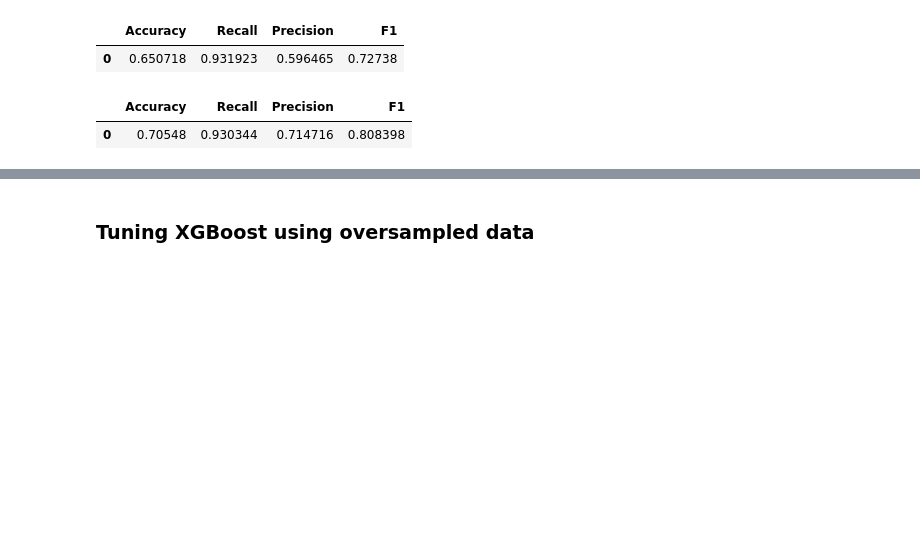
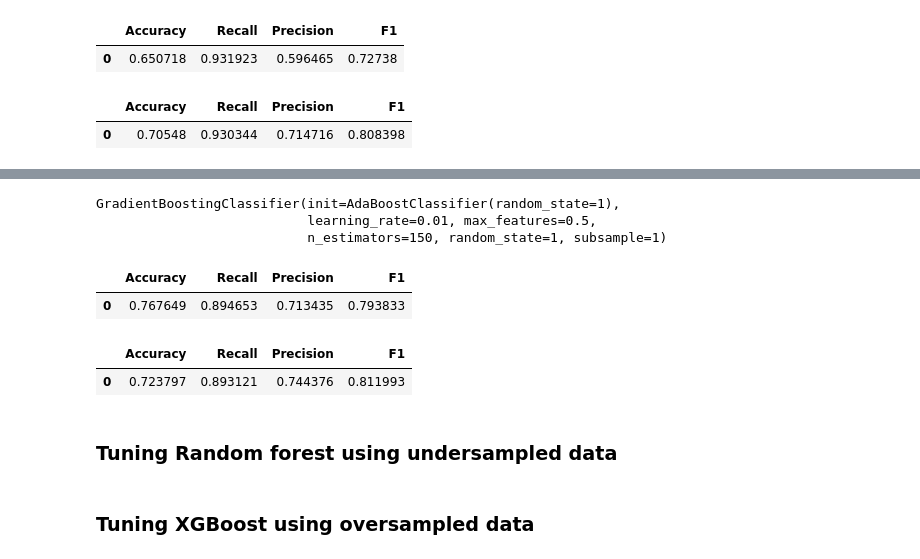
Before and after one commit to RashmiJK/PGP-AIML-EasyVisa-AML, a Jupyter notebook: easyvisa_modeling.ipynb, the cells around one changed output, grey strips where cells are left out. Saved outputs shown, nothing was run; the diff lists cells and outputs as text; code cells hidden in the pictures; blank space fills up the shorter version.

```diff
--- a/easyvisa_modeling.ipynb
+++ b/easyvisa_modeling.ipynb
@@ -1540,20 +1581,35 @@ print("Best parameters are {} with CV score={}:" .format(randomized_cv.best_para
 # %%
-## Complete the code to define the best model.
-tuned_gbm = GradientBoostingClassifier(
-    max_features=_____,
-    random_state=_____,
-    learning_rate=_____,
-    n_estimators=_____,
-    subsample=_____
+## Set the best parameters output in th eprevious cell
+tuned_gbm_sm = GradientBoostingClassifier(
+    max_features=0.5,
+    random_state=1,
+    learning_rate=0.01,
+    n_estimators=150,
+    subsample=1,
+    init=AdaBoostClassifier(random_state=1)
 )
 
-tuned_gbm.fit(X_train_over, y_train_over)
+tuned_gbm_sm.fit(X_train_over, y_train_over)
+# %% [output]
+GradientBoostingClassifier(init=AdaBoostClassifier(random_state=1),
+                           learning_rate=0.01, max_features=0.5,
+                           n_estimators=150, random_state=1, subsample=1)
 # %%
-gbm_train_perf = model_performance_classification_sklearn(
-    tuned_gbm, X_train_over, y_train_over
+gbm_train_perf_sm = model_performance_classification_sklearn(
+    tuned_gbm_sm, X_train_over, y_train_over
 )
-gbm_train_perf
+gbm_train_perf_sm
+# %% [output]
+|  | Accuracy | Recall | Precision | F1 |
+| 0 | 0.767649 | 0.894653 | 0.713435 | 0.793833 |
 # %%
-## Complete the code to print the model performance on the validation data.
-gbm_val_perf = model_performance_classification_sklearn(tuned_gbm,_____,_____)
-gbm_val_perf
+# Compute model performance on the validation data.
+gbm_val_perf_sm = model_performance_classification_sklearn(
+    tuned_gbm_sm,X_val,y_val
+    )
+gbm_val_perf_sm
+# %% [output]
+|  | Accuracy | Recall | Precision | F1 |
+| 0 | 0.723797 | 0.893121 | 0.744376 | 0.811993 |
+# %% [markdown]
+### Tuning Random forest using undersampled data
```
Also changed, not shown: parts of 16 cells of this notebook.
